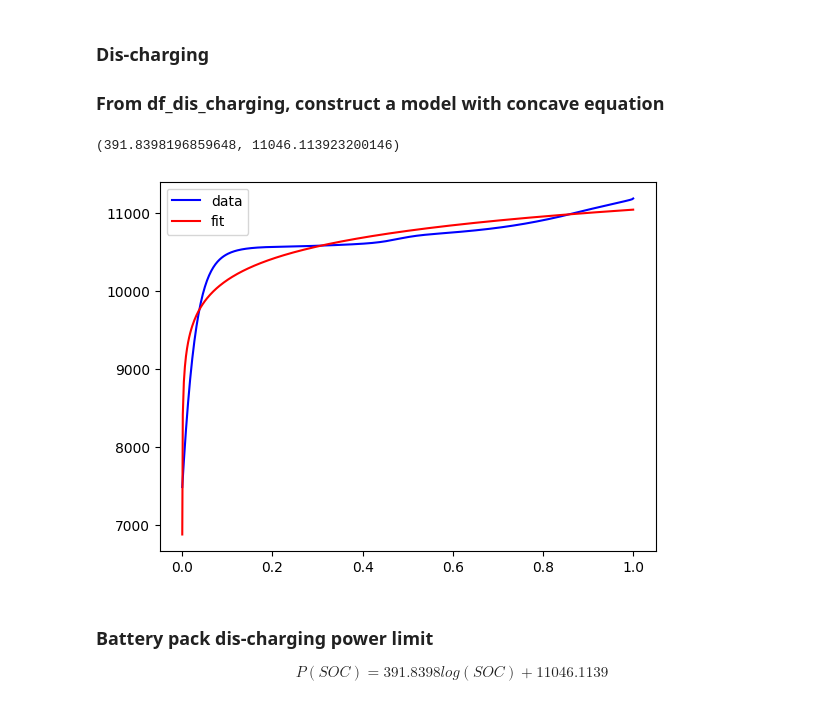
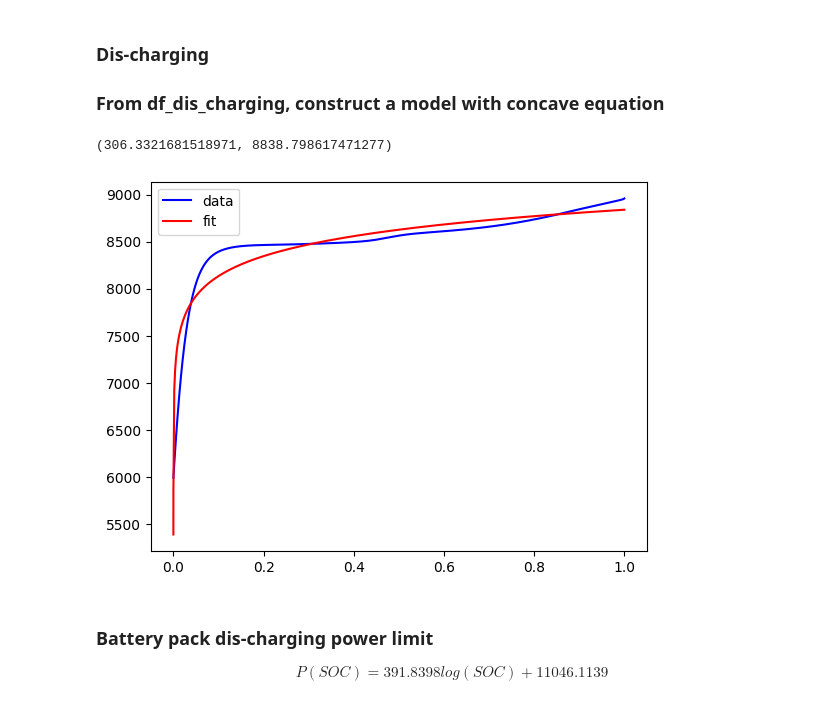
Before and after one commit to jarviskroos7/pev_intelligent_charging_control, a Jupyter notebook: battery/Batt_pack_fit_curves.ipynb, the cells around one changed output. Cells and saved outputs as stored; diff of their text form; code cells hidden in the pictures.

Commit message:
training data upload and model update

```diff
--- a/battery/Batt_pack_fit_curves.ipynb
+++ b/battery/Batt_pack_fit_curves.ipynb
@@ -290,24 +314,24 @@ plt.show()
 # %%
 from scipy.optimize import curve_fit
 
-x = df_dis_charging['SOC'].to_numpy()
-y = df_dis_charging['power'].to_numpy()
+x_4 = df_dis_charging['SOC'].to_numpy()
+y_4 = df_dis_charging['power'].to_numpy()
 
 def log_func(x, a, b):
     return a*np.log(x) + b
 
-popt, pcov = curve_fit(log_func, x, y)
+popt, pcov = curve_fit(log_func, x_4, y_4)
 
 popt[0], popt[1]
 # %% [output]
-(391.8398196859648, 11046.113923200146)
+(306.3321681518971, 8838.798617471277)
 # %%
-plt.plot(x, y, 'b-', label='data')
-plt.plot(x, log_func(x, *popt), 'r-', label='fit')
+plt.plot(x_4, y_4, 'b-', label='data')
+plt.plot(x_4, log_func(x_4, *popt), 'r-', label='fit')
 plt.legend()
 plt.show()
 # %% [output]
-[figure, old version]
+[figure, new version]
 # %% [markdown]
 ### Battery pack dis-charging power limit
 $$ P(SOC) = 391.8398 log(SOC) + 11046.1139 $$
```
Also changed, not shown: parts of 24 cells of this notebook, 5 other files.
